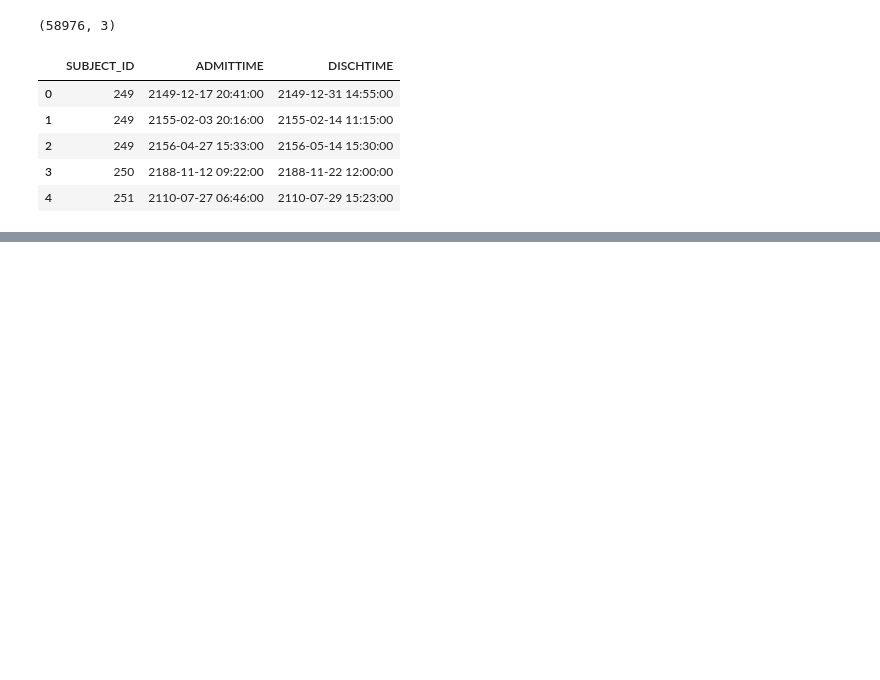
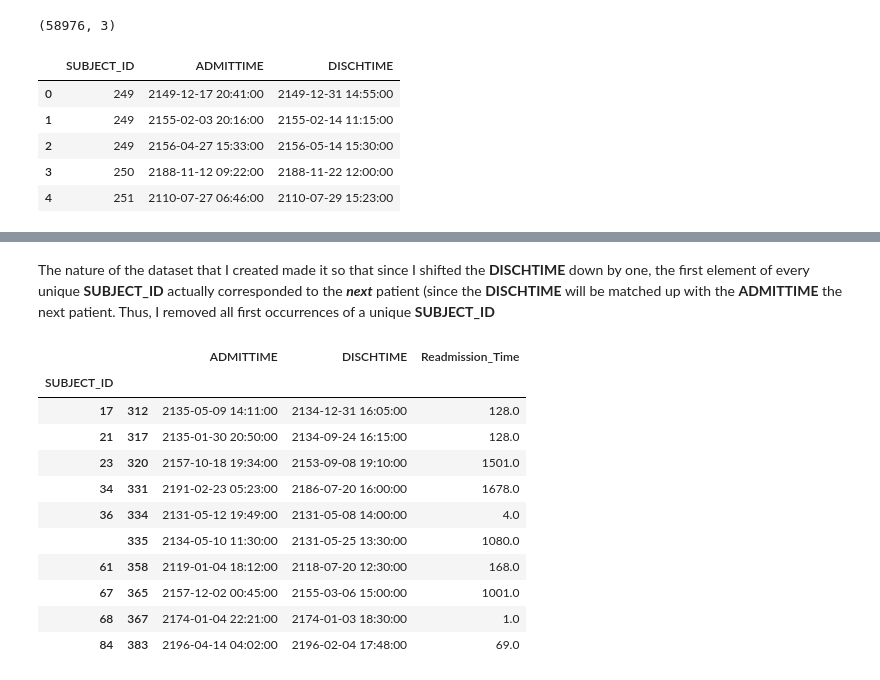
Before and after one commit to asheu96/final_project_prompt, a Jupyter notebook: Final Project.ipynb, the cells around one changed output, grey strips where cells are left out. Saved outputs shown, nothing was run; the diff lists cells and outputs as text; code cells hidden in the pictures; blank space fills up the shorter version.

```diff
--- a/Final Project.ipynb
+++ b/Final Project.ipynb
@@ -270,10 +259,3 @@ subset.head()
 | 2 | 249 | 2156-04-27 15:33:00 | 2156-05-14 15:30:00 |
 | 3 | 250 | 2188-11-12 09:22:00 | 2188-11-22 12:00:00 |
 | 4 | 251 | 2110-07-27 06:46:00 | 2110-07-29 15:23:00 |
-# %%
-subset['Readmission_Time'] = 0
-
-#for i in range(58976):
-#    subset['Readmission_Time'][i] = (subset['DISCHTIME'][i] - subset['ADMITTIME'][i]).days
-
-#subset.head()
@@ -279,0 +266,12 @@ subset['Readmission_Time'] = 0
+# %%
+subset = subset[subset.groupby('SUBJECT_ID').SUBJECT_ID.transform(len) > 1]
+# groups the subsetted data by the Subject_ID and gets rid of any element that only occurs once -
+# because patient cannot have been readmitted if they were only admitted once
+
+subset['DISCHTIME'] = subset['DISCHTIME'].shift(1)
+# shifts the discharge time down one so a direct subtract can be done to find the number of days between readmission
+
+subset['Readmission_Time'] = (subset['ADMITTIME'] - subset['DISCHTIME']).dt.days
+# does the subtraction
+
+subset.head()
@@ -279,0 +285,21 @@ subset['Readmission_Time'] = 0
+# %% [markdown]
+The nature of the dataset that I created made it so that since I shifted the **DISCHTIME** down by one, the first element of every unique **SUBJECT_ID** actually corresponded to the ***next*** patient (since the **DISCHTIME** will be matched up with the **ADMITTIME** the next patient. Thus, I removed all first occurrences of a unique **SUBJECT_ID**
+# %%
+test = subset.groupby('SUBJECT_ID').apply(lambda group: group.iloc[1:, 1:])
+# the nature of the dataset that I created made it so that since I shifted the DISCHTIME down by one,
+# the first element of every unique subject_id
+
+test.head(10)
+# %% [output]
+|  |  | ADMITTIME | DISCHTIME | Readmission_Time |
+| SUBJECT_ID |  |  |  |  |
+| 17 | 312 | 2135-05-09 14:11:00 | 2134-12-31 16:05:00 | 128.0 |
+| 21 | 317 | 2135-01-30 20:50:00 | 2134-09-24 16:15:00 | 128.0 |
+| 23 | 320 | 2157-10-18 19:34:00 | 2153-09-08 19:10:00 | 1501.0 |
+| 34 | 331 | 2191-02-23 05:23:00 | 2186-07-20 16:00:00 | 1678.0 |
+| 36 | 334 | 2131-05-12 19:49:00 | 2131-05-08 14:00:00 | 4.0 |
+|  | 335 | 2134-05-10 11:30:00 | 2131-05-25 13:30:00 | 1080.0 |
+| 61 | 358 | 2119-01-04 18:12:00 | 2118-07-20 12:30:00 | 168.0 |
+| 67 | 365 | 2157-12-02 00:45:00 | 2155-03-06 15:00:00 | 1001.0 |
+| 68 | 367 | 2174-01-04 22:21:00 | 2174-01-03 18:30:00 | 1.0 |
+| 84 | 383 | 2196-04-14 04:02:00 | 2196-02-04 17:48:00 | 69.0 |
```
Also changed, not shown: parts of 7 cells of this notebook.
